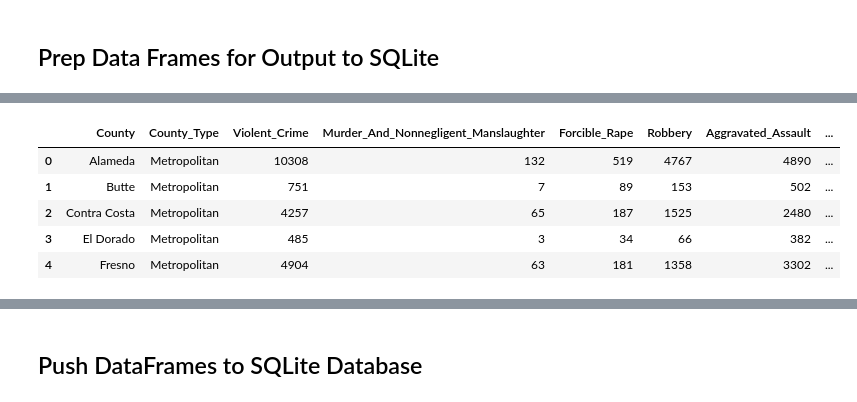
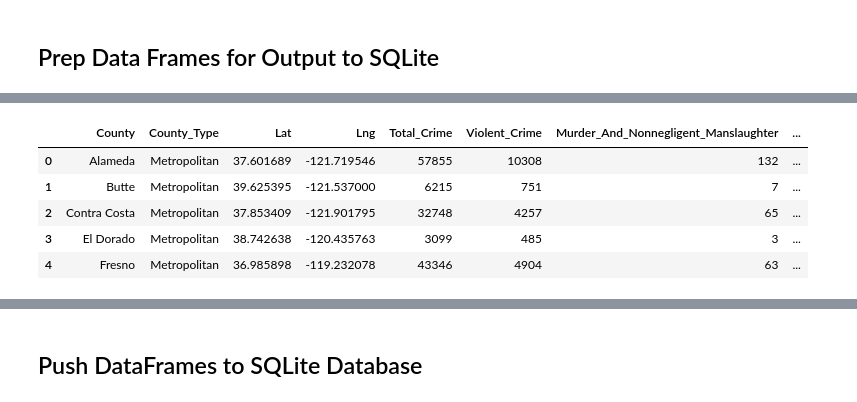
Before and after one commit to ryanbandrowski/project-3, a Jupyter notebook: static/data/CA County Crime.ipynb, the cells around one changed output, grey strips where cells are left out. Saved outputs shown, nothing was run; the diff lists cells and outputs as text; code cells hidden in the pictures.

```diff
--- a/static/data/CA County Crime.ipynb
+++ b/static/data/CA County Crime.ipynb
@@ -490,10 +453,46 @@ total_output.columns = total_output.columns.str.replace('-', '').str.replace(' '
+# %%
+# merge land area into crime, officer, population dataframe to make the county data frame
+county_output = crime_officer_pop.merge(ca_counties_df, on='County')
+
+# sort by county type and county to move the two metropolitan counties from the bottom
+county_output = county_output.sort_values(by=['County Type','County']).reset_index(drop=True)
+
+# insert columns to store latitude and longitude for each county
+county_output.insert(2, 'Lat', '')
+county_output.insert(3, 'Lng', '')
+
+# call Google Maps API to get coordinates for each county
+for index, row in county_output.iterrows():
+
+    county = row['County'] + ' County'
+
+    query_url = base_url + gkey + '&address=' + county + ',California'
+
+    response = requests.get(query_url).json()
+
+    lat = response['results'][0]['geometry']['location']['lat']
+    lng = response['results'][0]['geometry']['location']['lng']
+
+    county_output.loc[index, 'Lat'] = lat
+    county_output.loc[index, 'Lng'] = lng
+
+# change Lat and Lng to float to retain all decimal places
+county_output.loc[:,'Lat'] = county_output.loc[:,'Lat'].astype(float)
+county_output.loc[:,'Lng'] = county_output.loc[:,'Lng'].astype(float)
+
+# format column headers for SQLite
+county_output.columns = county_output.columns.str.replace('-', '').str.replace(' ', '_')
+
+# insert and calculate a column for total crime
+county_output.insert(4, 'Total_Crime', '')
+county_output['Total_Crime'] = county_output['Violent_Crime'] + county_output['Property_Crime']
 # %%
-# display the final data frame
-total_output.head()
+# display the county data frame
+county_output.head()
 # %% [output]
-|  | County | County_Type | Violent_Crime | Murder_And_Nonnegligent_Manslaughter | Forcible_Rape | Robbery | Aggravated_Assault | ... |
-| 0 | Alameda | Metropolitan | 10308 | 132 | 519 | 4767 | 4890 | ... |
-| 1 | Butte | Metropolitan | 751 | 7 | 89 | 153 | 502 | ... |
-| 2 | Contra Costa | Metropolitan | 4257 | 65 | 187 | 1525 | 2480 | ... |
-| 3 | El Dorado | Metropolitan | 485 | 3 | 34 | 66 | 382 | ... |
-| 4 | Fresno | Metropolitan | 4904 | 63 | 181 | 1358 | 3302 | ... |
+|  | County | County_Type | Lat | Lng | Total_Crime | Violent_Crime | Murder_And_Nonnegligent_Manslaughter | ... |
+| 0 | Alameda | Metropolitan | 37.601689 | -121.719546 | 57855 | 10308 | 132 | ... |
+| 1 | Butte | Metropolitan | 39.625395 | -121.537000 | 6215 | 751 | 7 | ... |
+| 2 | Contra Costa | Metropolitan | 37.853409 | -121.901795 | 32748 | 4257 | 65 | ... |
+| 3 | El Dorado | Metropolitan | 38.742638 | -120.435763 | 3099 | 485 | 3 | ... |
+| 4 | Fresno | Metropolitan | 36.985898 | -119.232078 | 43346 | 4904 | 63 | ... |
```
Also changed, not shown: parts of 78 cells of this notebook, 2 other files.
